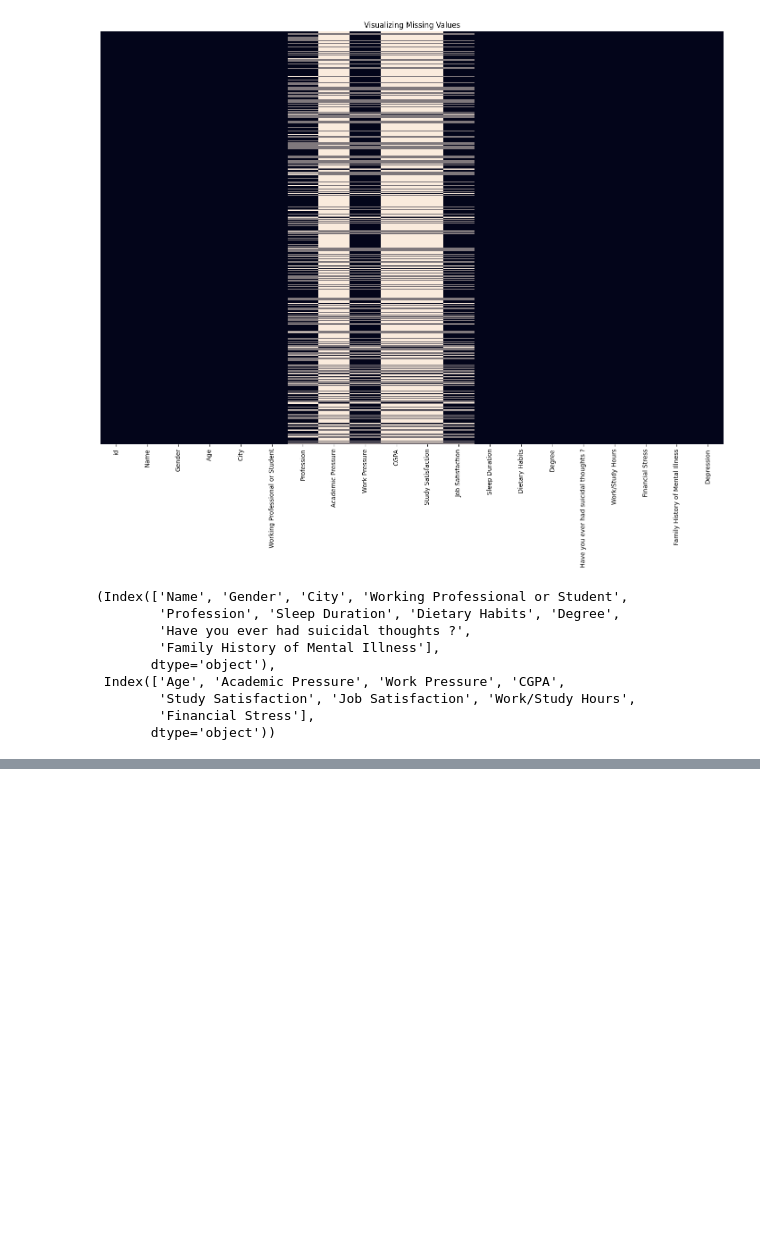
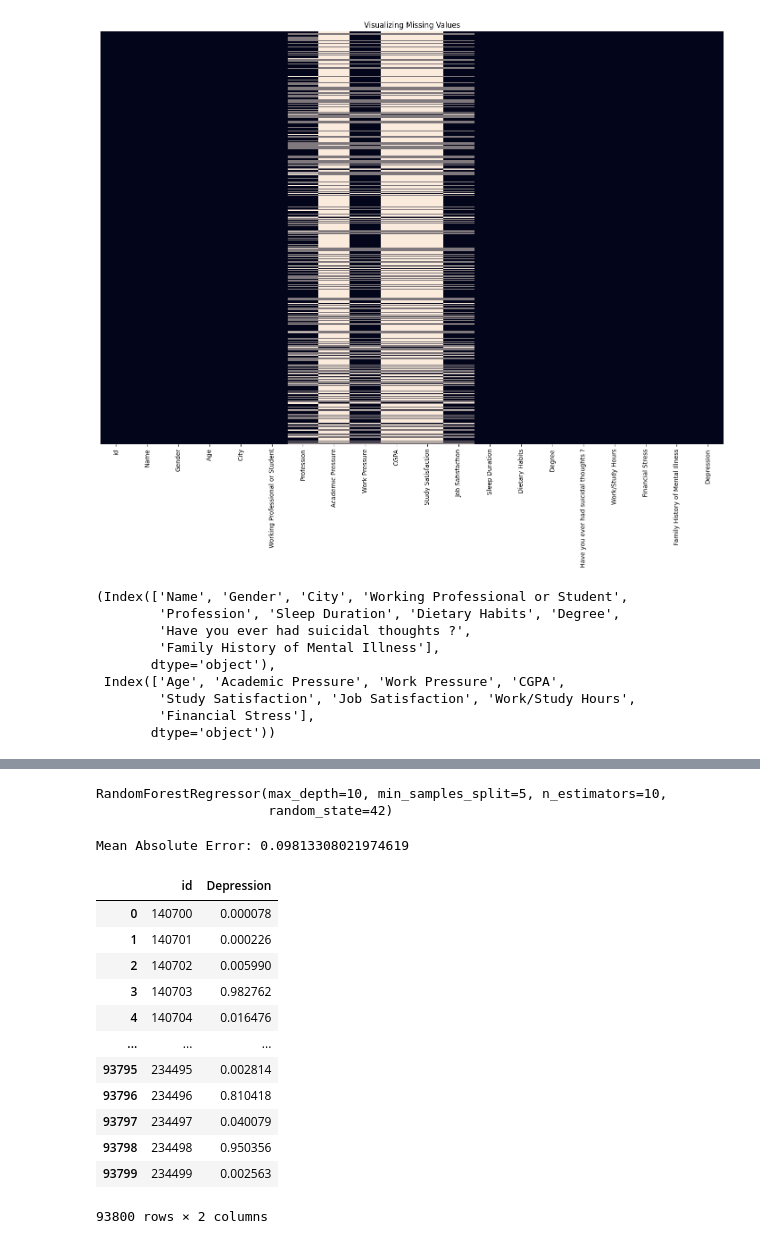
Before and after one commit to karishma-battina/kaggle, a Jupyter notebook: competitions/mentalhealthdataanalysis.ipynb, the cells around one changed output, grey strips where cells are left out. Saved outputs shown, nothing was run; the diff lists cells and outputs as text; code cells hidden in the pictures; blank space fills up the shorter version.

Commit message:
Kaggle Notebook | MentalHealthDataAnalysis | Version 2

```diff
--- a/competitions/mentalhealthdataanalysis.ipynb
+++ b/competitions/mentalhealthdataanalysis.ipynb
@@ -148,0 +243,47 @@ categorical_columns, numerical_columns
+# %%
+X_selected = X[selected_features]
+# %%
+# Assuming 'y' is your target variable (Depression)
+X_train, X_test, y_train, y_test = train_test_split(X_selected, y, test_size=0.2, random_state=42, stratify=y)
+# %%
+# Train the Random Forest model
+from sklearn.ensemble import RandomForestRegressor
+my_model = RandomForestRegressor(
+    n_estimators=10,
+    max_depth=10,
+    min_samples_split=5,
+    random_state=42
+)
+my_model.fit(X_train, y_train)
+# %% [output]
+RandomForestRegressor(max_depth=10, min_samples_split=5, n_estimators=10,
+                      random_state=42)
+# %%
+from sklearn.metrics import mean_absolute_error
+
+#calculate mean absolute error
+predictions = my_model.predict(X_test)
+print("Mean Absolute Error: " + str(mean_absolute_error(predictions, y_test)))
+# %% [output]
+Mean Absolute Error: 0.09813308021974619
+# %%
+test_copy = test_copy[selected_features]
+# %%
+sample_submission = pd.read_csv("/kaggle/input/playground-series-s4e11/sample_submission.csv")
+sample_submission["Depression"] =  my_model.predict(test_copy)
+sample_submission.to_csv("submission.csv",index=False)
+sample_submission
+# %% [output]
+|  | id | Depression |
+| 0 | 140700 | 0.000078 |
+| 1 | 140701 | 0.000226 |
+| 2 | 140702 | 0.005990 |
+| 3 | 140703 | 0.982762 |
+| 4 | 140704 | 0.016476 |
+| ... | ... | ... |
+| 93795 | 234495 | 0.002814 |
+| 93796 | 234496 | 0.810418 |
+| 93797 | 234497 | 0.040079 |
+| 93798 | 234498 | 0.950356 |
+| 93799 | 234499 | 0.002563 |
+93800 rows × 2 columns
```
Also changed, not shown: parts of 10 cells of this notebook.
